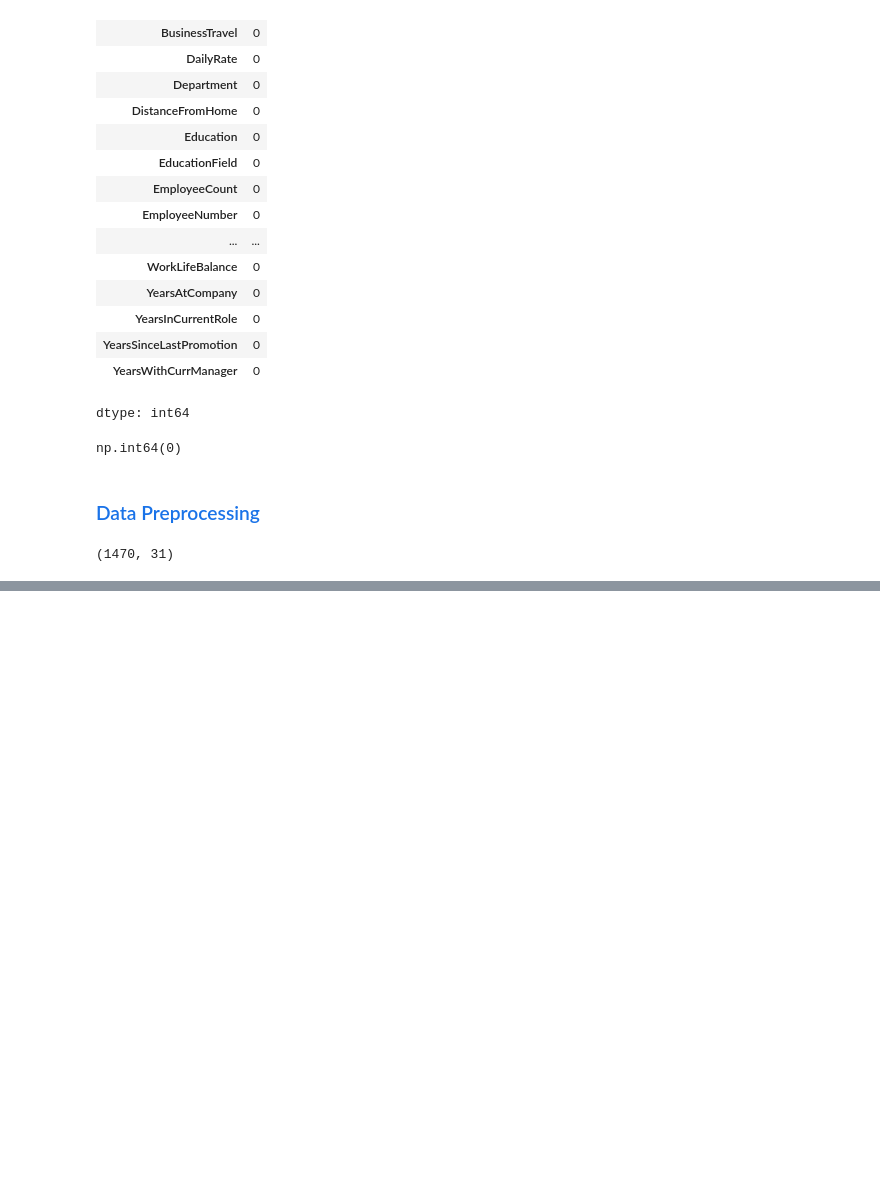
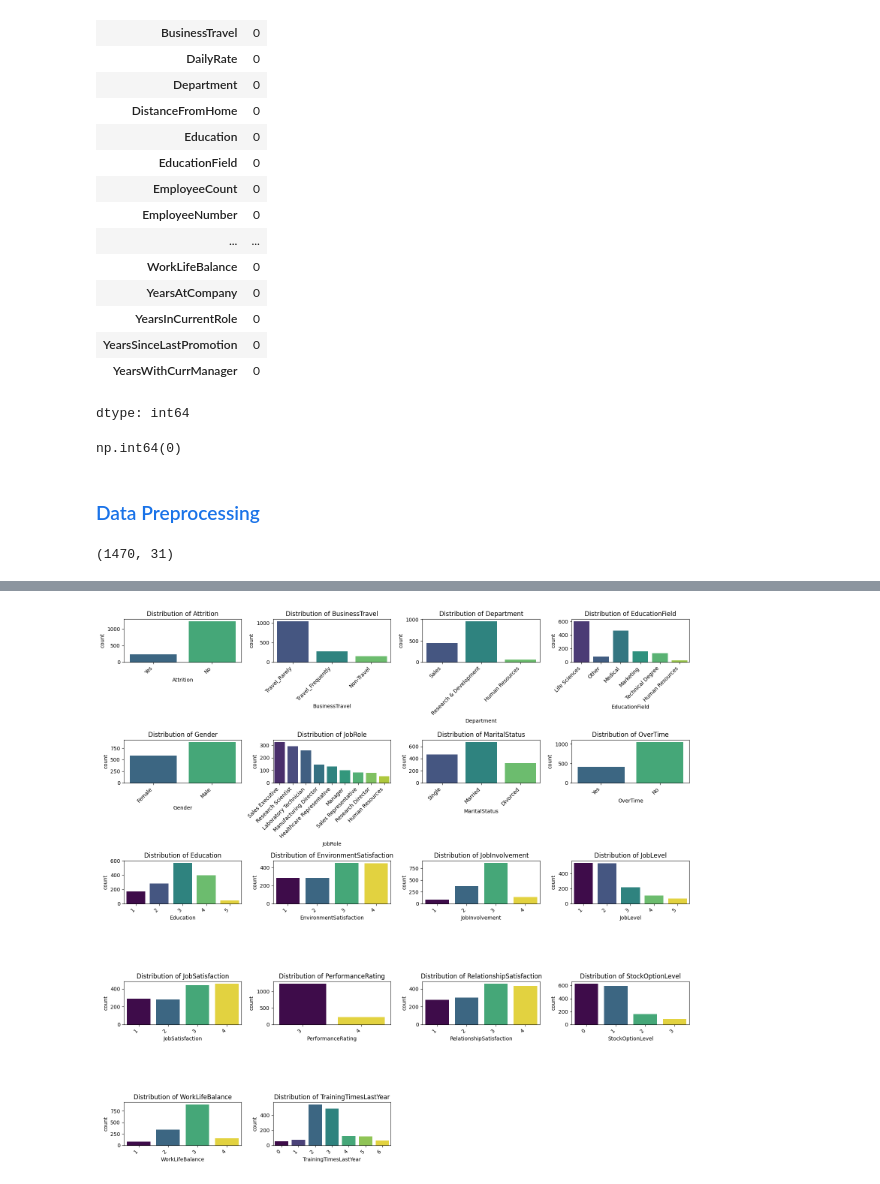
Before and after one commit to Kif30/HR-Attrition-Prediction, a Jupyter notebook: HR_Attrition_Prediction.ipynb, the cells around one changed output, grey strips where cells are left out. Drawn from its saved outputs; the diff is of its cells as text; code cells hidden in the pictures; blank space fills up the shorter version.

Commit message:
data preprocessing

```diff
--- a/HR_Attrition_Prediction.ipynb
+++ b/HR_Attrition_Prediction.ipynb
@@ -132,0 +138,27 @@ df.shape
+# %%
+
+
+categorical_cols = [
+    'Attrition', 'BusinessTravel', 'Department', 'EducationField', 'Gender',
+    'JobRole', 'MaritalStatus', 'OverTime', 'Education',
+    'EnvironmentSatisfaction', 'JobInvolvement', 'JobLevel', 'JobSatisfaction',
+    'PerformanceRating', 'RelationshipSatisfaction', 'StockOptionLevel',
+    'WorkLifeBalance', 'TrainingTimesLastYear'
+]
+
+# Determine the number of rows and columns for the subplots
+num_cols = 4
+num_rows = (len(categorical_cols) + num_cols - 1) // num_cols
+
+plt.figure(figsize=(num_cols * 4, num_rows * 3))
+
+for i, col in enumerate(categorical_cols):
+    plt.subplot(num_rows, num_cols, i + 1)
+    sns.countplot(x=col, data=df, palette='viridis', hue=col, legend=False)
+    plt.title(f'Distribution of {col}')
+    plt.xticks(rotation=45, ha='right')
+    plt.tight_layout()
+
+plt.show()
+# %% [output]
+[figure, added]
```
Also changed, not shown: parts of 24 cells of this notebook.
